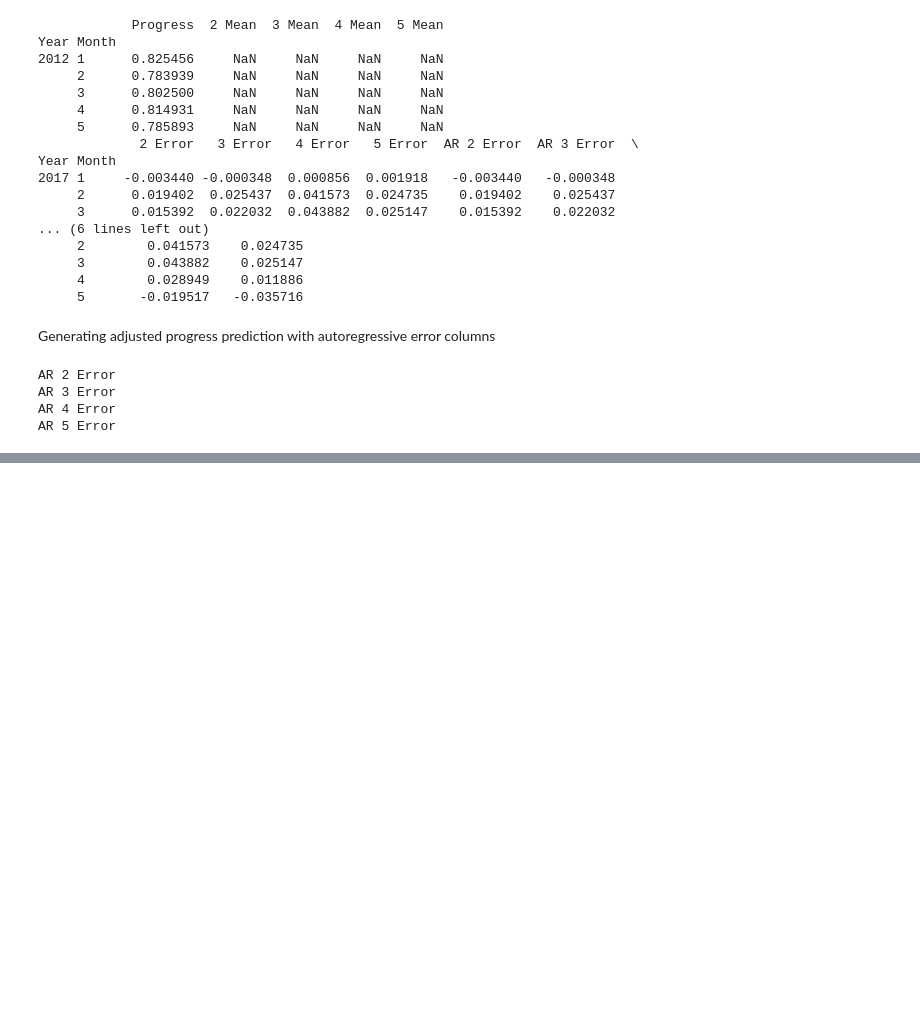
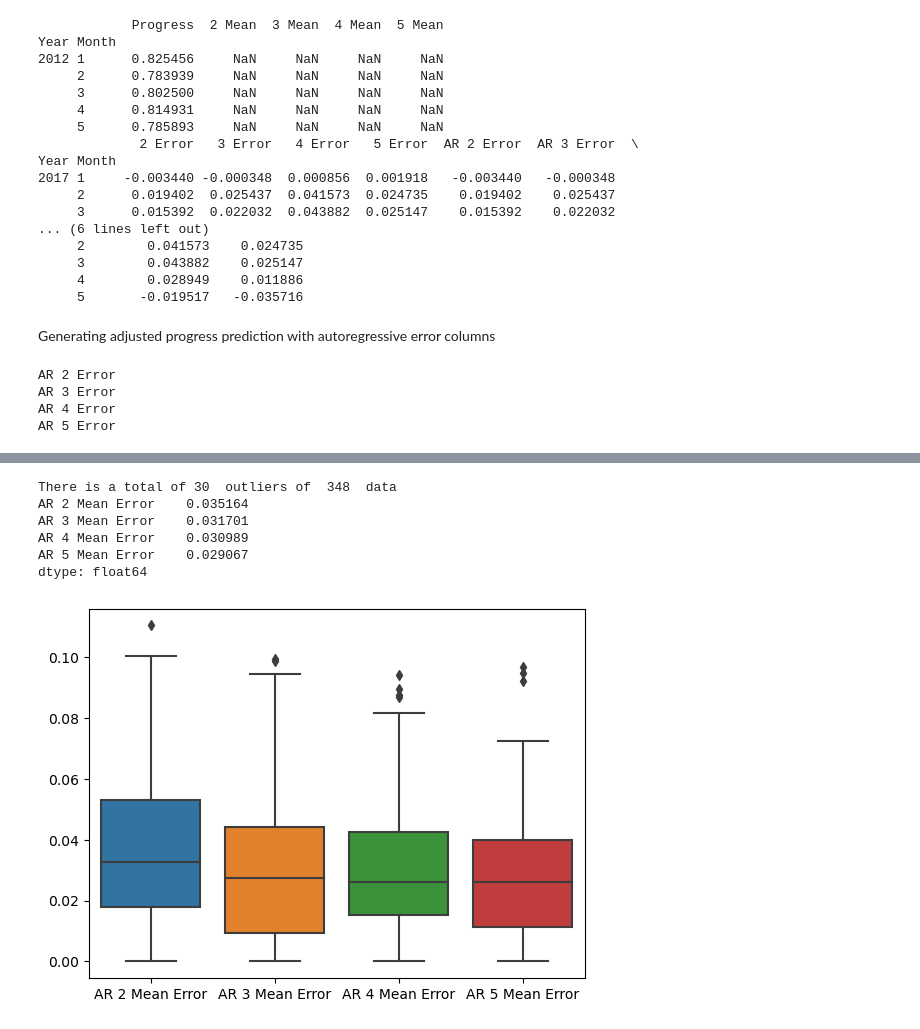
Before and after one commit to BrandonRafaelLovelyno/BBCA-Analysis-Prediction, a Jupyter notebook: analysis/monthly-progress-by-book-value/auto-regressive-error.ipynb, the cells around one changed output, grey strips where cells are left out. Saved outputs shown, nothing was run; the diff lists cells and outputs as text; code cells hidden in the pictures; blank space fills up the shorter version.

Commit message:
feat : removing autoregressive outliers

```diff
--- a/analysis/monthly-progress-by-book-value/auto-regressive-error.ipynb
+++ b/analysis/monthly-progress-by-book-value/auto-regressive-error.ipynb
@@ -60,0 +63,26 @@ AR 5 Mean Error
+# %%
+count_before=df_progress[df_progress.columns[9:]].count()
+
+for i,col in enumerate(df_progress.columns[9:]):
+    Q1 = df_progress[col].abs().quantile(0.25)
+    Q3 = df_progress[col].abs().quantile(0.75)
+    IQR = Q3 - Q1
+    lower_bound = Q1 - 1.5 * IQR
+    upper_bound = Q3 + 1.5 * IQR
+    outlier_mask=(df_progress[col].abs()<lower_bound)|(df_progress[col].abs()>upper_bound)
+    df_progress[col]=df_progress[col].mask(outlier_mask)
+
+count_after=df_progress[df_progress.columns[9:]].count()
+
+print('There is a total of',count_before.sum()-count_after.sum(),' outliers of ',count_before.sum(),' data')
+
+sns.boxplot(data=df_progress[df_progress.columns[9:]].abs())
+print(df_progress[df_progress.columns[9:]].abs().mean())
+# %% [output]
+There is a total of 30  outliers of  348  data
+AR 2 Mean Error    0.035164
+AR 3 Mean Error    0.031701
+AR 4 Mean Error    0.030989
+AR 5 Mean Error    0.029067
+dtype: float64
+[figure, added]
```
Also changed, not shown: parts of 6 cells of this notebook, 3 other files.
